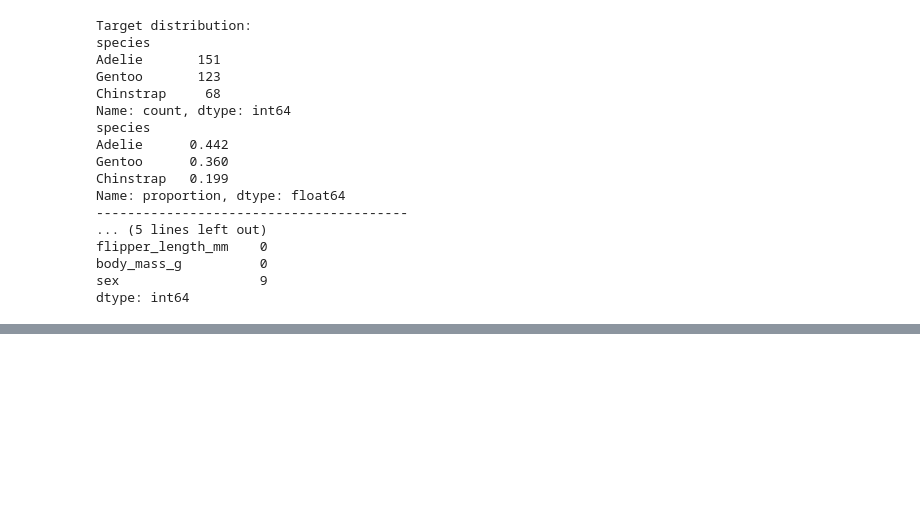
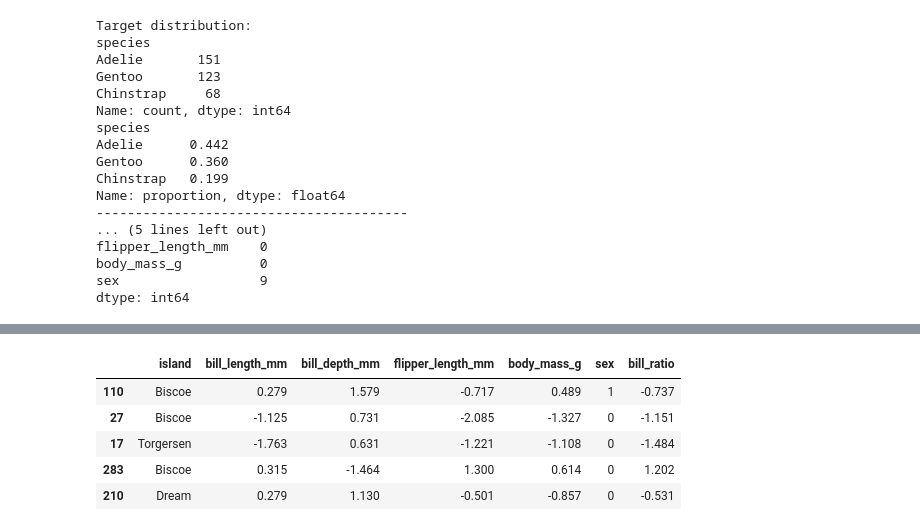
Before and after one commit to karthick180887/Day8, a Jupyter notebook: MulticlassClassification.ipynb, the cells around one changed output, grey strips where cells are left out. Cells and saved outputs as stored; diff of their text form; code cells hidden in the pictures; blank space fills up the shorter version.

```diff
--- a/MulticlassClassification.ipynb
+++ b/MulticlassClassification.ipynb
@@ -85,0 +173,12 @@ dtype: int64
+# %%
+scaler = StandardScaler()
+X_train_processed[num_cols_final] = scaler.fit_transform(X_train_processed[num_cols_final])
+X_test_processed[num_cols_final]  = scaler.transform(X_test_processed[num_cols_final])
+X_train_processed.head()
+# %% [output]
+|  | island | bill_length_mm | bill_depth_mm | flipper_length_mm | body_mass_g | sex | bill_ratio |
+| 110 | Biscoe | 0.279 | 1.579 | -0.717 | 0.489 | 1 | -0.737 |
+| 27 | Biscoe | -1.125 | 0.731 | -2.085 | -1.327 | 0 | -1.151 |
+| 17 | Torgersen | -1.763 | 0.631 | -1.221 | -1.108 | 0 | -1.484 |
+| 283 | Biscoe | 0.315 | -1.464 | 1.300 | 0.614 | 0 | 1.202 |
+| 210 | Dream | 0.279 | 1.130 | -0.501 | -0.857 | 0 | -0.531 |
```
Also changed, not shown: parts of 10 cells of this notebook.
